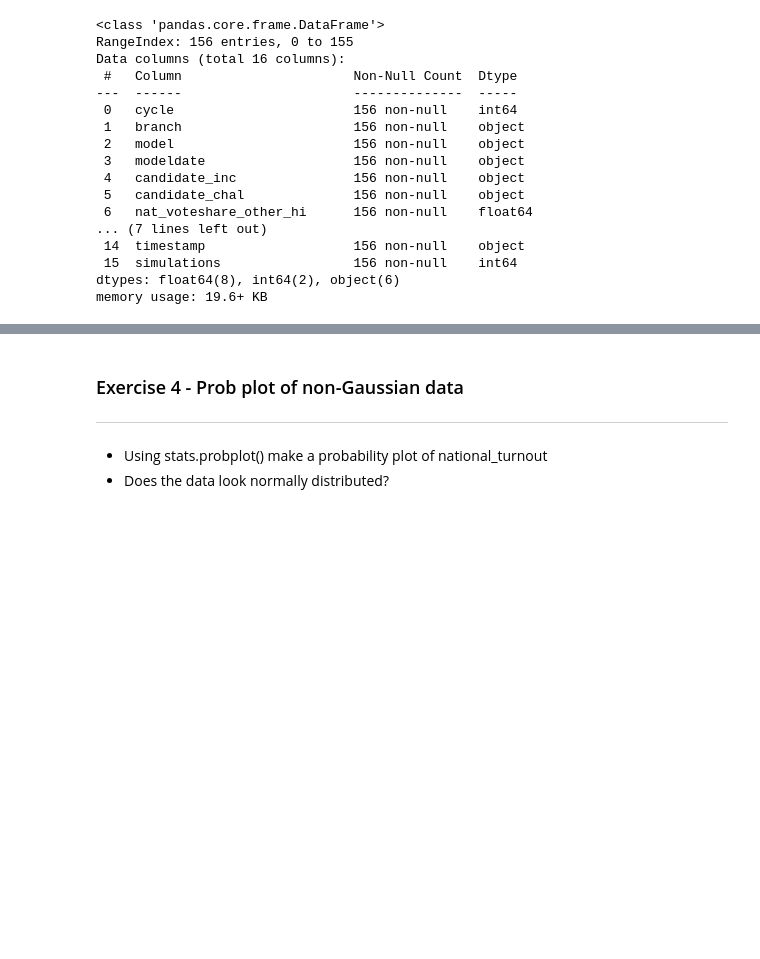
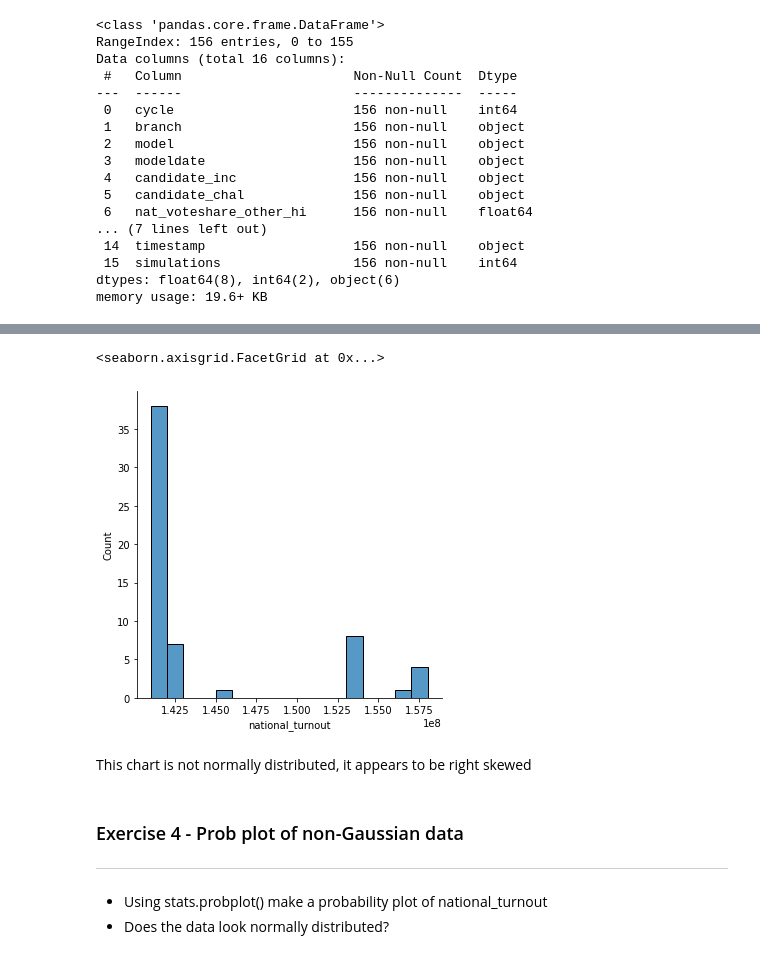
Before and after one commit to Jojomaque/DataScience, a Jupyter notebook: Jojo_Testing_for_normality.ipynb, the cells around one changed output, grey strips where cells are left out. Drawn from its saved outputs; the diff is of its cells as text; code cells hidden in the pictures; blank space fills up the shorter version.

```diff
--- a/Jojo_Testing_for_normality.ipynb
+++ b/Jojo_Testing_for_normality.ipynb
@@ -196,0 +165,4 @@ KeyError: ignored
+# %%
+df.drop(columns=['national_voteshare_3rd_lo'], inplace=True)
+df.dropna(subset=['national_turnout'], inplace=True)
+df.info()
@@ -197,3 +187,14 @@ KeyError: ignored
+# %%
+import matplotlib.pyplot as plt
+import seaborn as sns
+import numpy as np
+
+sns.displot(x='national_turnout', data = df)
+# %% [output]
+<seaborn.axisgrid.FacetGrid at 0x...>
+[figure, added]
+# %% [markdown]
+This chart is not normally distributed, it appears to be right skewed
 # %% [markdown]
 ### Exercise 4 - Prob plot of non-Gaussian data
 ---
```
Also changed, not shown: parts of 4 cells of this notebook.
